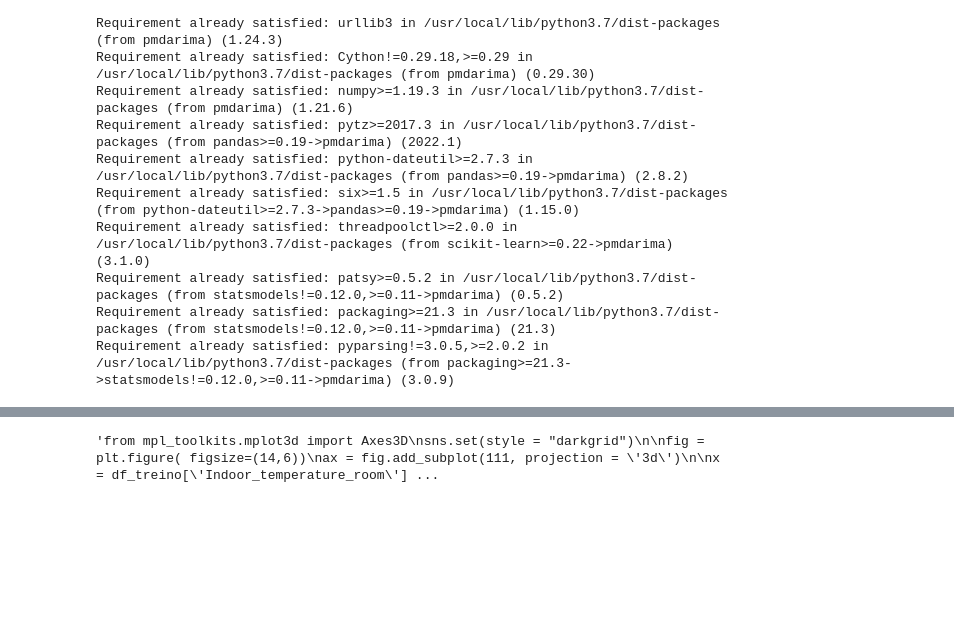
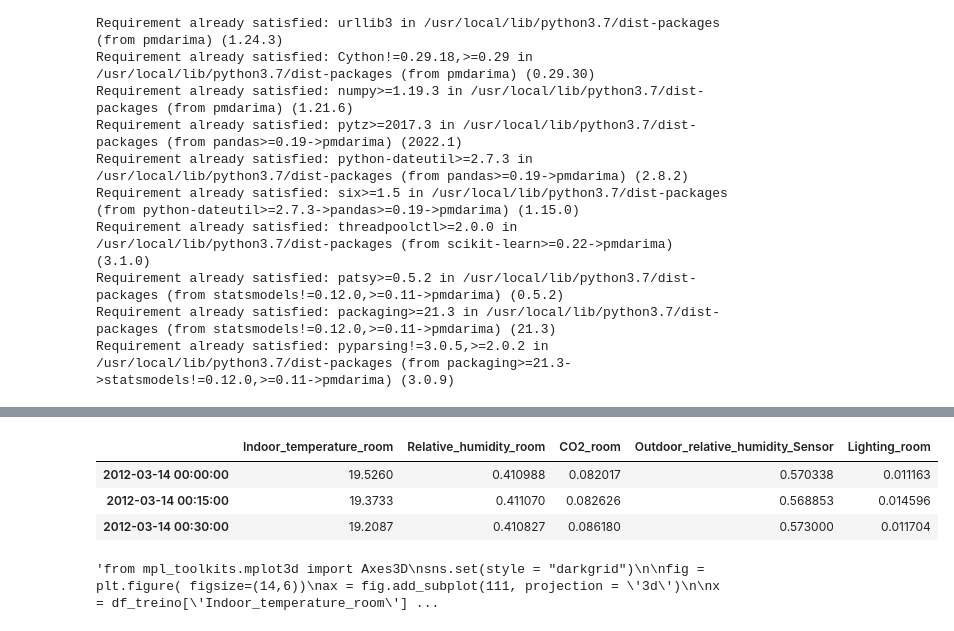
Before and after one commit to HedersonSantos/SmartHome, a Jupyter notebook: seriesTemporais_sarimax.ipynb, the cells around one changed output, grey strips where cells are left out. Drawn from its saved outputs; the diff is of its cells as text; code cells hidden in the pictures; blank space fills up the shorter version.

```diff
--- a/seriesTemporais_sarimax.ipynb
+++ b/seriesTemporais_sarimax.ipynb
@@ -114,4 +187,13 @@ print(min(dfTeste.index), max(dfTeste.index))
-# %%
-scaler = MinMaxScaler()
-dfTreino = scaler.fit_transform(dfTreino)
-dfTeste = scaler.fit_transform(dfTeste)
+# %%
+scaler = MinMaxScaler()
+treino_values = scaler.fit_transform(dfTreino[['Relative_humidity_room', 'CO2_room' , 'Outdoor_relative_humidity_Sensor', 'Lighting_room']])
+teste_values = scaler.fit_transform(dfTeste[['Relative_humidity_room', 'CO2_room' , 'Outdoor_relative_humidity_Sensor', 'Lighting_room']])
+dfTreino_tmp = pd.DataFrame(treino_values, columns = ['Relative_humidity_room', 'CO2_room' , 'Outdoor_relative_humidity_Sensor', 'Lighting_room'] )
+dfTreino = dfTreino[['Indoor_temperature_room']]
+for c in dfTreino_tmp.columns:
+  dfTreino[c] = dfTreino_tmp[c].tolist()
+
+dfTeste_tmp = pd.DataFrame(teste_values,  columns = ['Relative_humidity_room', 'CO2_room' , 'Outdoor_relative_humidity_Sensor', 'Lighting_room'])
+dfTeste = dfTeste[['Indoor_temperature_room']]
+for c in dfTeste_tmp.columns:
+  dfTeste[c] = dfTeste_tmp[c].tolist()
@@ -118,3 +211,10 @@ dfTeste = scaler.fit_transform(dfTeste)
+# %%
+dfTreino.head(3)
+# %% [output]
+|  | Indoor_temperature_room | Relative_humidity_room | CO2_room | Outdoor_relative_humidity_Sensor | Lighting_room |
+| 2012-03-14 00:00:00 | 19.5260 | 0.410988 | 0.082017 | 0.570338 | 0.011163 |
+| 2012-03-14 00:15:00 | 19.3733 | 0.411070 | 0.082626 | 0.568853 | 0.014596 |
+| 2012-03-14 00:30:00 | 19.2087 | 0.410827 | 0.086180 | 0.573000 | 0.011704 |
 # %%
 from statsmodels.formula.api import ols
 
```
Also changed, not shown: parts of 10 cells of this notebook.
